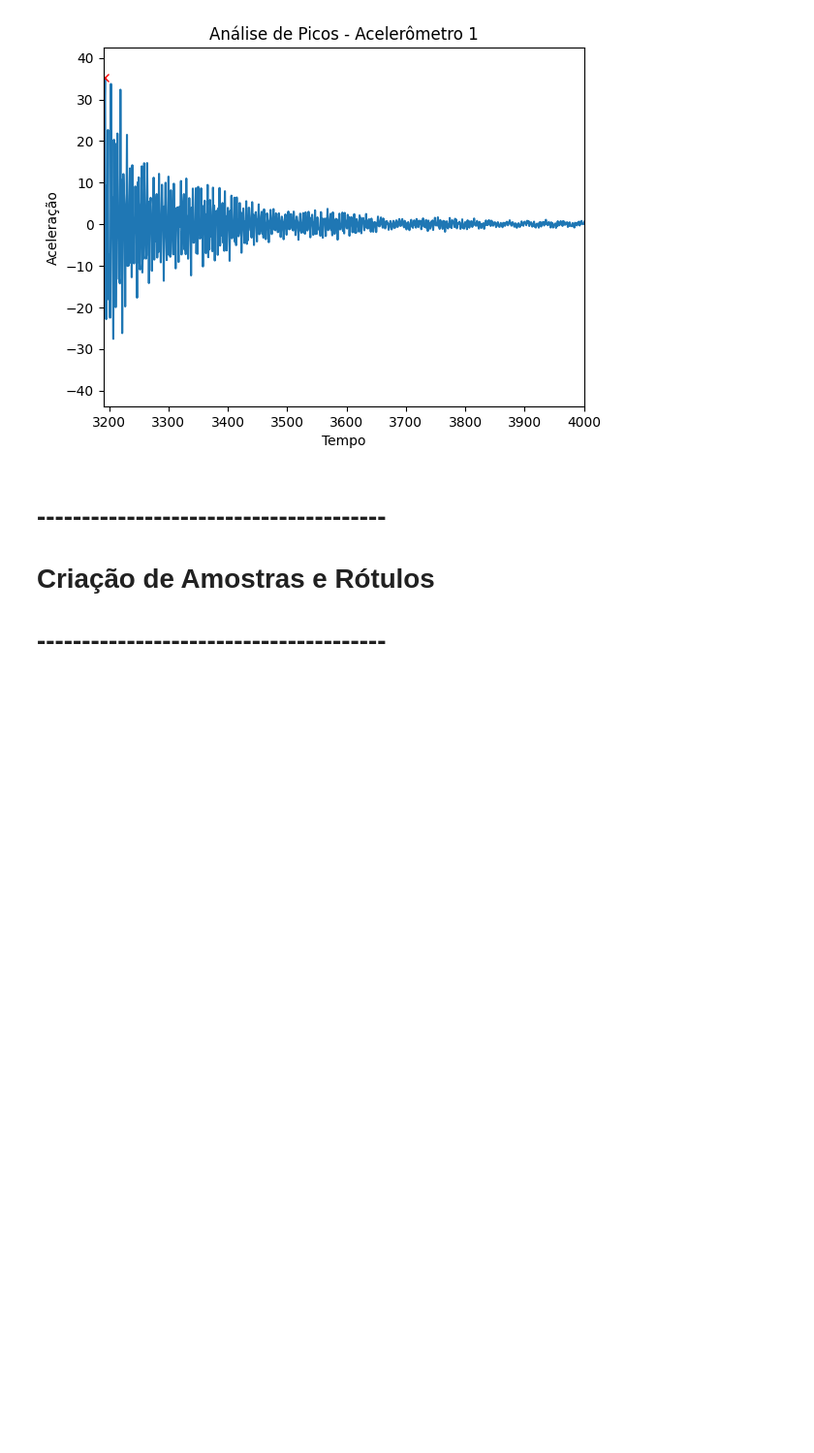
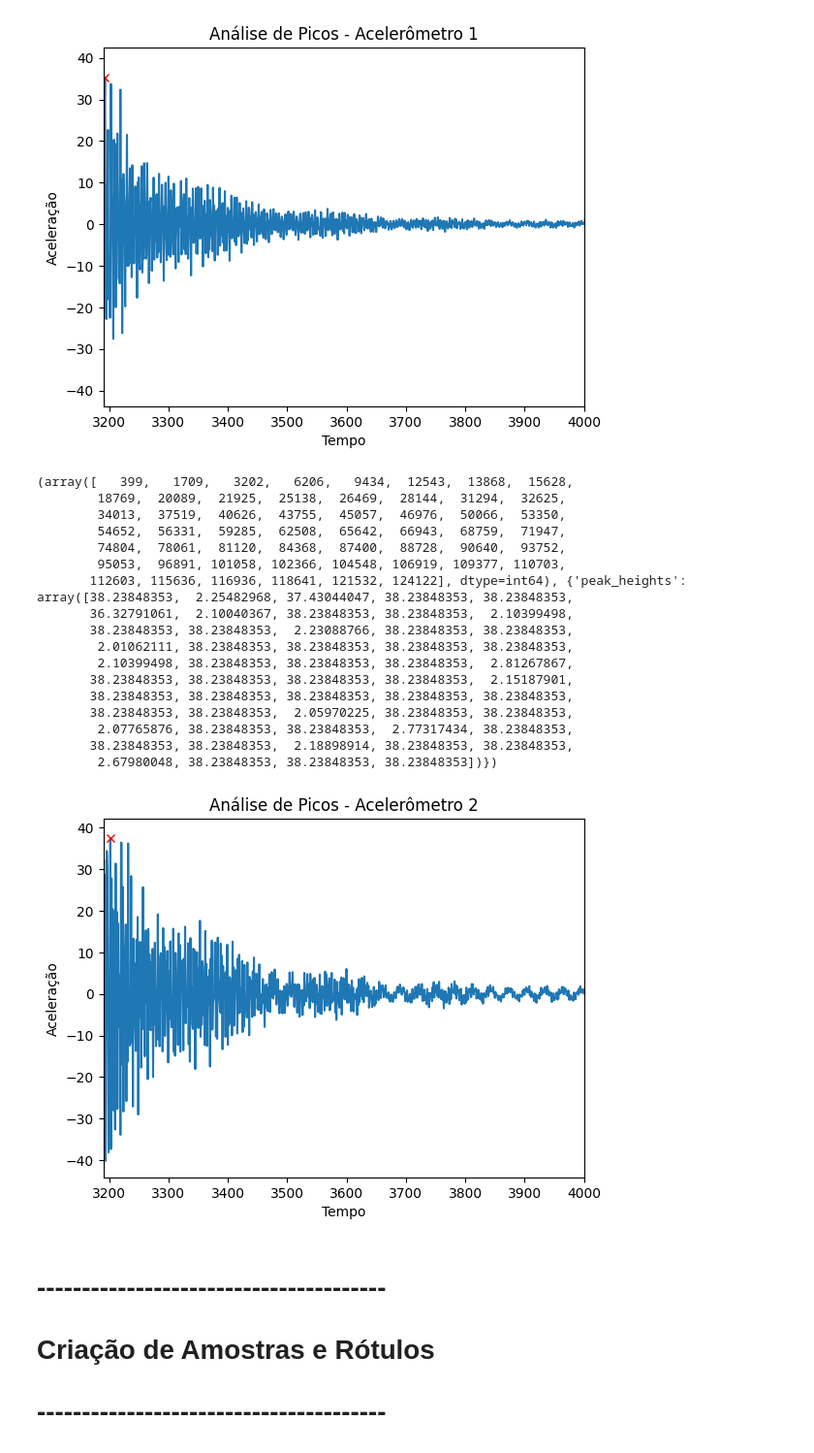
Before and after one commit to JP-Branco/Projeto-Linse, a Jupyter notebook: Multi Classes (Skt Learn).ipynb, the cells around one changed output. Shown at 97% size. Drawn from its saved outputs; the diff is of its cells as text; code cells hidden in the pictures; blank space fills up the shorter version.

```diff
--- a/Multi Classes (Skt Learn).ipynb
+++ b/Multi Classes (Skt Learn).ipynb
@@ -243,6 +273,35 @@ plt.show()
        38.38693658, 38.54136259, 37.8326789 , 38.54136259, 38.54136259,
        38.54136259])})
 [figure]
+# %%
+aux2 = signal.find_peaks(acc2d1, height=2, distance=1300)  # Encontrar picos
+print(aux2)
+plt.plot(acc2d1)
+plt.plot(aux2[0], aux2[1]['peak_heights'], 'xr')
+plt.xlim(3190, 4000)
+plt.title("Análise de Picos - Acelerômetro 2")
+plt.xlabel("Tempo")
+plt.ylabel("Aceleração")
+plt.show()
+# %% [output]
+(array([   399,   1709,   3202,   6206,   9434,  12543,  13868,  15628,
+        18769,  20089,  21925,  25138,  26469,  28144,  31294,  32625,
+        34013,  37519,  40626,  43755,  45057,  46976,  50066,  53350,
+        54652,  56331,  59285,  62508,  65642,  66943,  68759,  71947,
+        74804,  78061,  81120,  84368,  87400,  88728,  90640,  93752,
+        95053,  96891, 101058, 102366, 104548, 106919, 109377, 110703,
+       112603, 115636, 116936, 118641, 121532, 124122], dtype=int64), {'peak_heights': array([38.23848353,  2.25482968, 37.43044047, 38.23848353, 38.23848353,
+       36.32791061,  2.10040367, 38.23848353, 38.23848353,  2.10399498,
+       38.23848353, 38.23848353,  2.23088766, 38.23848353, 38.23848353,
+        2.01062111, 38.23848353, 38.23848353, 38.23848353, 38.23848353,
+        2.10399498, 38.23848353, 38.23848353, 38.23848353,  2.81267867,
+       38.23848353, 38.23848353, 38.23848353, 38.23848353,  2.15187901,
+       38.23848353, 38.23848353, 38.23848353, 38.23848353, 38.23848353,
+       38.23848353, 38.23848353,  2.05970225, 38.23848353, 38.23848353,
+        2.07765876, 38.23848353, 38.23848353,  2.77317434, 38.23848353,
+       38.23848353, 38.23848353,  2.18898914, 38.23848353, 38.23848353,
+        2.67980048, 38.23848353, 38.23848353, 38.23848353])})
+[figure, added]
 # %% [markdown]
 # ---------------------------------------
 # Criação de Amostras e Rótulos
```
Also changed, not shown: parts of 8 cells of this notebook.
